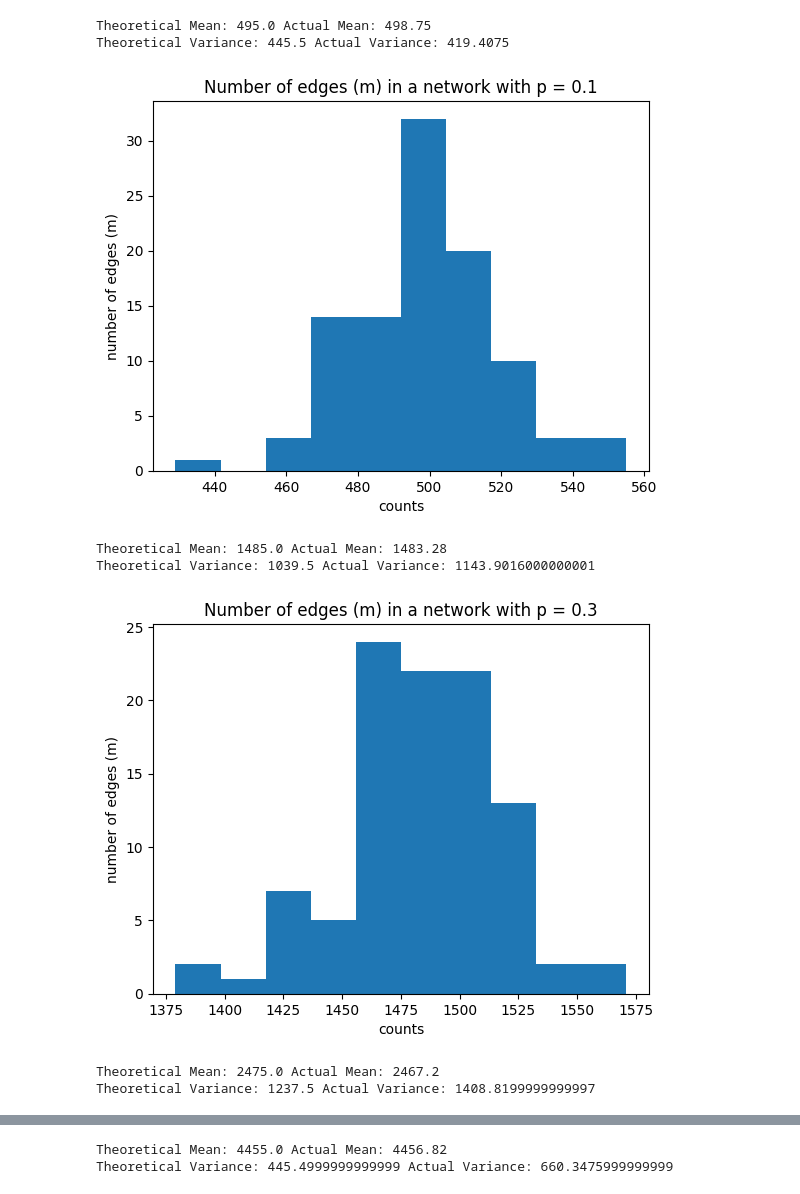
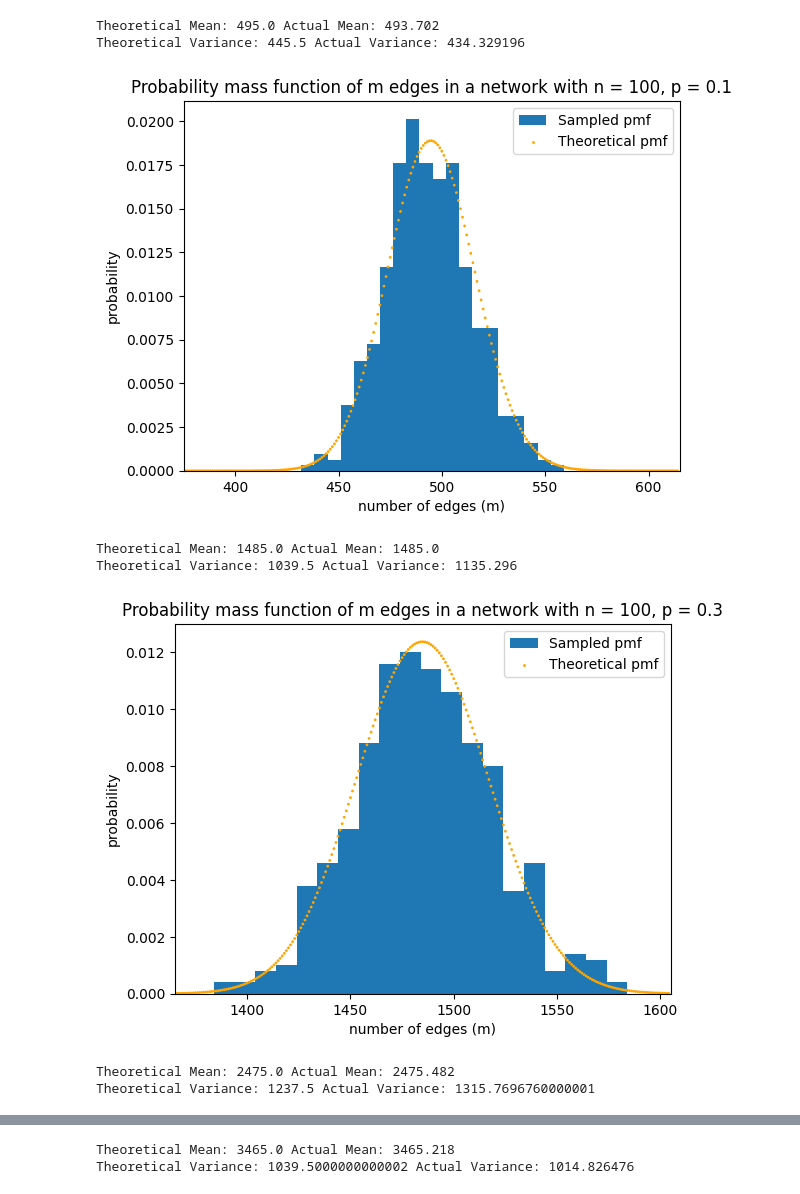
Before and after one commit to ChloeYiu/Network-Friendship-Disease, a Jupyter notebook: week_one.ipynb, the cells around one changed output, grey strips where cells are left out. Drawn from its saved outputs; the diff is of its cells as text; code cells hidden in the pictures.

```diff
--- a/week_one.ipynb
+++ b/week_one.ipynb
@@ -18,9 +20,9 @@ class Network(object):
     def edge_list(self):
         return [(i, j) for i in self.adj for j in self.adj[i] if i < j]
 
-class Bernoulli_Network(Network):
+class Naive_Bernoulli_Network(Network):
     def __init__(self, num_nodes, probability):
-        self.adj = {i: set() for i in range(num_nodes)}
+        super().__init__(num_nodes)
 
         for i in range(num_nodes):
             for j in range(i+1, num_nodes):
@@ -30,7 +32,7 @@ class Bernoulli_Network(Network):
 # Assumed sparse network to be efficient
 class Two_Step_Bernoulli_Network(Network):
     def __init__(self, num_nodes, probability):
-        self.adj = {i: set() for i in range(num_nodes)}
+        super().__init__(num_nodes)
 
         num_edges = math.comb(num_nodes, 2)
         m = np.random.binomial(num_edges, probability)
@@ -42,28 +44,40 @@ class Two_Step_Bernoulli_Network(Network):
             self.add_edge(i, j)
 # %%
 n = 100
-p_list = [0.1, 0.3, 0.5, 0.9]
-sample_size = 100
+p_list = [0.1, 0.3, 0.5, 0.7, 0.9]
+sample_size = 500
 
 for p in p_list:
     m_list = []
+
     for i in range(sample_size):
-        bernoulli = Bernoulli_Network(n, p)
+        bernoulli = Naive_Bernoulli_Network(n, p)
         m = len(bernoulli.edge_list())
         m_list.append(m)
-    counts, bins, hist = plt.hist(m_list, bins=10)
-    print("Theoretical Mean:", math.comb(n, 2)*p, "Actual Mean:", np.mean(m_list))
+
+    counts, bins, hist = plt.hist(m_list, density=True, bins=20, label="Sampled pmf")
+    theoretical_mean = math.comb(n, 2)*p
+    print("Theoretical Mean:", theoretical_mean, "Actual Mean:", np.mean(m_list))
     print("Theoretical Variance:", math.comb(n, 2)*p*(1-p), "Actual Variance:", np.var(m_list))
-    plt.title(f"Number of edges (m) in a network with p = {p}")
-    plt.xlabel("counts")
-    plt.ylabel("number of edges (m)")
+
+    left, right = theoretical_mean - 120, theoretical_mean + 120
+
+    m_list = np.arange(left, right, 1)
+    density_list = scipy.stats.binom.pmf(m_list, math.comb(n, 2), p)
+
+    plt.scatter(m_list, density_list, np.full((len(m_list),), 1), color="orange", label="Theoretical pmf")
+    plt.title(f"Probability mass function of m edges in a network with n = {n}, p = {p}")
+    plt.legend()
+    plt.xlim(left, right)
+    plt.xlabel("number of edges (m)")
+    plt.ylabel("probability")
     plt.show()
 # %% [output]
-Theoretical Mean: 495.0 Actual Mean: 498.75
-Theoretical Variance: 445.5 Actual Variance: 419.4075
+Theoretical Mean: 495.0 Actual Mean: 493.702
+Theoretical Variance: 445.5 Actual Variance: 434.329196
-[figure, old version]
+[figure, new version]
-Theoretical Mean: 1485.0 Actual Mean: 1483.28
-Theoretical Variance: 1039.5 Actual Variance: 1143.9016000000001
+Theoretical Mean: 1485.0 Actual Mean: 1485.0
+Theoretical Variance: 1039.5 Actual Variance: 1135.296
-[figure, old version]
+[figure, new version]
-Theoretical Mean: 2475.0 Actual Mean: 2467.2
-Theoretical Variance: 1237.5 Actual Variance: 1408.8199999999997
+Theoretical Mean: 2475.0 Actual Mean: 2475.482
+Theoretical Variance: 1237.5 Actual Variance: 1315.7696760000001
@@ -71,2 +85,2 @@ Theoretical Variance: 1237.5 Actual Variance: 1408.8199999999997
-Theoretical Mean: 4455.0 Actual Mean: 4456.82
-Theoretical Variance: 445.4999999999999 Actual Variance: 660.3475999999999
+Theoretical Mean: 3465.0 Actual Mean: 3465.218
+Theoretical Variance: 1039.5000000000002 Actual Variance: 1014.826476
```
Also changed, not shown: parts of 10 cells of this notebook.
